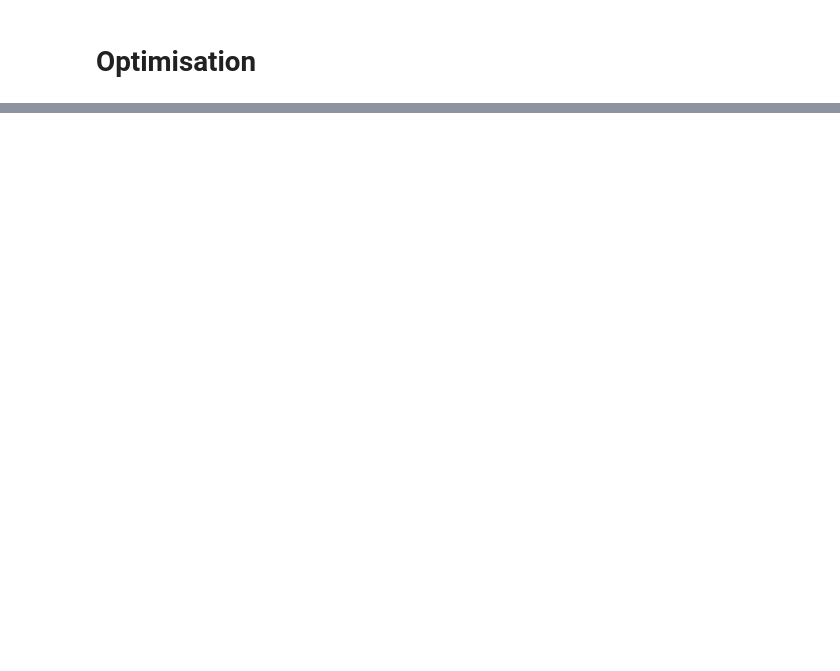
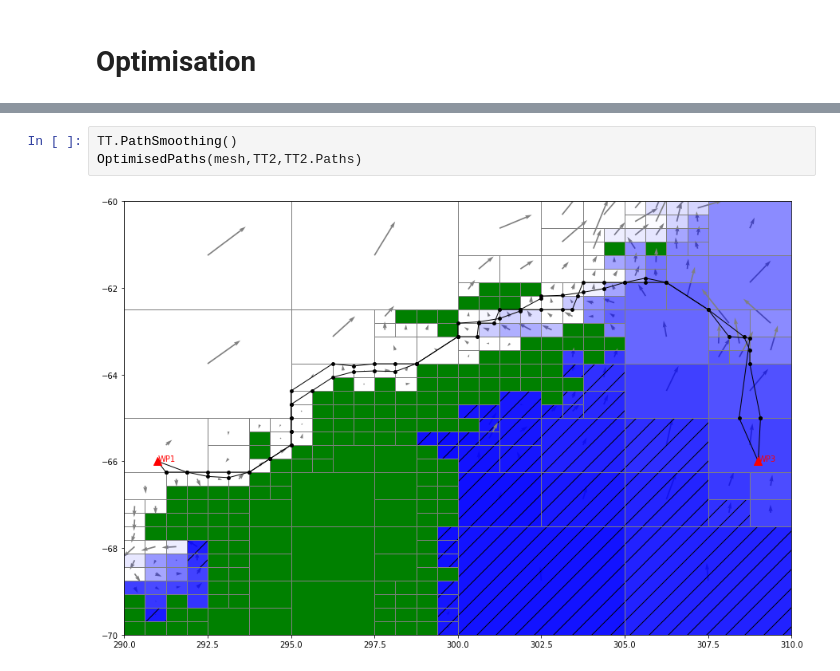
Before and after one commit to antarctica/PolarRoute, a Jupyter notebook: Example_SmallCoastal.ipynb, the cells around one changed output, grey strips where cells are left out. Cells and saved outputs as stored; diff of their text form; blank space fills up the shorter version.

```diff
--- a/Example_SmallCoastal.ipynb
+++ b/Example_SmallCoastal.ipynb
@@ -108,0 +118,5 @@ OptimisedPaths(mesh,TT,TT.Paths)
+# %%
+TT.PathSmoothing()
+OptimisedPaths(mesh,TT2,TT2.Paths)
+# %% [output]
+[figure, added]
```
Also changed, not shown: parts of 6 cells of this notebook, 2 other files.
